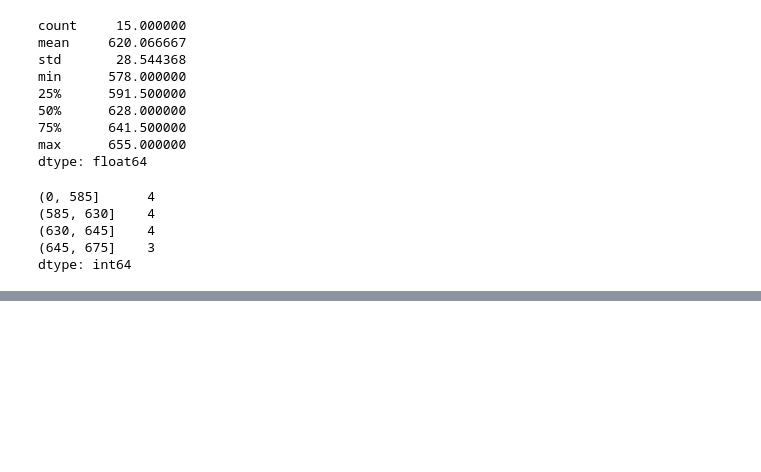
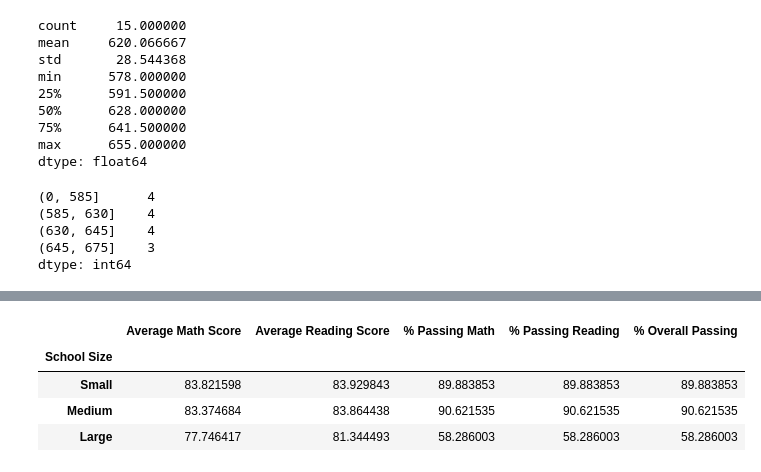
Before and after one commit to davidfashbinder/School_District_Analysis, a Jupyter notebook: PyCitySchools.ipynb, the cells around one changed output, grey strips where cells are left out. Cells and saved outputs as stored; diff of their text form; code cells hidden in the pictures; blank space fills up the shorter version.

Commit message:
added school size

```diff
--- a/PyCitySchools.ipynb
+++ b/PyCitySchools.ipynb
@@ -1131,0 +1132,9 @@ spending_summary_df
+# %%
+# Establish the size bins and group names.
+size_bins = [0, 1000, 2000, 5000]
+group_names = ["Small", "Medium", "Large"]
+# %%
+# Cut the per_school_capita into the size ranges.
+per_school_summary_df["School Size"] = pd.cut(per_school_summary_df["Total Students"], size_bins, labels=group_names)
+
+per_school_summary_df.head()
@@ -1131,0 +1148,27 @@ spending_summary_df
+# %%
+# Calculate averages for the desired columns.
+size_math_scores = per_school_summary_df.groupby(["School Size"]).mean()["Average Math Score"]
+
+size_reading_scores = per_school_summary_df.groupby(["School Size"]).mean()["Average Reading Score"]
+
+size_passing_math = per_school_summary_df.groupby(["School Size"]).mean()["% Passing Math"]
+
+size_passing_reading = per_school_summary_df.groupby(["School Size"]).mean()["% Passing Reading"]
+
+size_overall_passing = per_school_summary_df.groupby(["School Size"]).mean()["% Overall Passing"]
+# %%
+# Assemble into DataFrame.
+size_summary_df = pd.DataFrame({
+          "Average Math Score" : size_math_scores,
+          "Average Reading Score": size_reading_scores,
+          "% Passing Math": size_passing_math,
+          "% Passing Reading": size_passing_reading,
+          "% Overall Passing": size_overall_passing})
+
+size_summary_df
+# %% [output]
+|  | Average Math Score | Average Reading Score | % Passing Math | % Passing Reading | % Overall Passing |
+| School Size |  |  |  |  |  |
+| Small | 83.821598 | 83.929843 | 89.883853 | 89.883853 | 89.883853 |
+| Medium | 83.374684 | 83.864438 | 90.621535 | 90.621535 | 90.621535 |
+| Large | 77.746417 | 81.344493 | 58.286003 | 58.286003 | 58.286003 |
```
Also changed, not shown: parts of 3 cells of this notebook.
